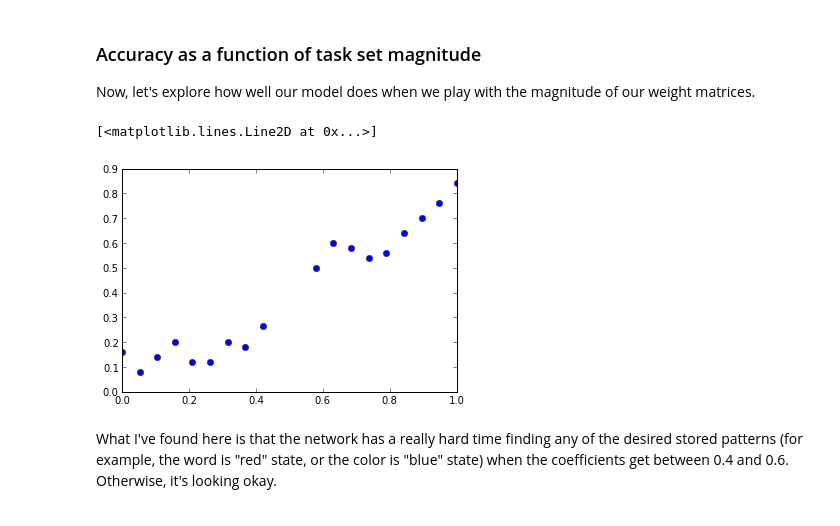
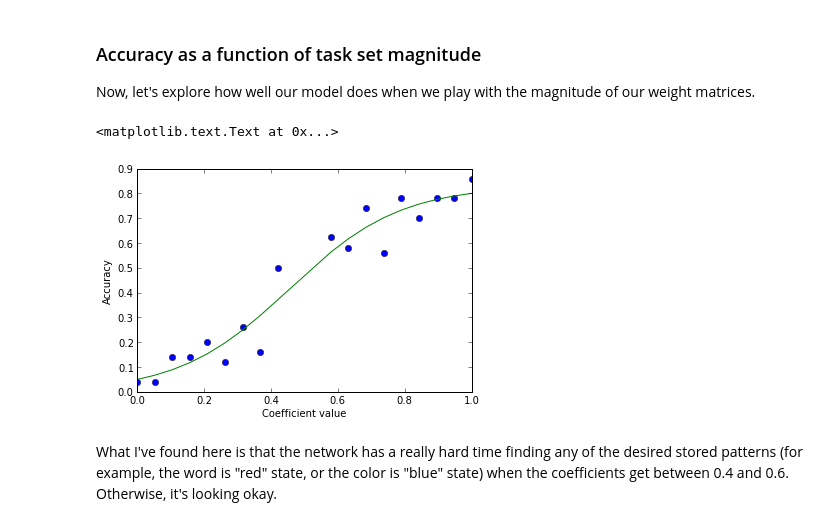
Before and after one commit to mcleonard/task_switch, a Jupyter notebook: Task switching simulation.ipynb, the cells around one changed output. Saved outputs shown, nothing was run; the diff lists cells and outputs as text; code cells hidden in the pictures.

Commit message:
Fit a sigmoid to the performance of the model with varying coefficients.

```diff
--- a/Task switching simulation.ipynb
+++ b/Task switching simulation.ipynb
@@ -105,7 +105,7 @@ def calc_performance(outcomes):
 # This cell takes a bit, give it some time.
 perf = []
 max_attempts = 100 # max number of tries to find a non-spurious state
-temp = 0.85
+temp = 0.65
 coeffs = np.linspace(0, 1, 20)
 stims = sim.random_stimuli(50)
 for c in coeffs:
@@ -121,9 +121,24 @@ for c in coeffs:
             response, outcome = sim.run_trial(word, color, net_iters=30, net_temp=temp)
             attempts += 1
     perf.append(calc_performance(np.array(sim.Sim.outcome)))
-plot(coeffs, perf, 'o')
-# %% [output]
-[<matplotlib.lines.Line2D at 0x...>]
-[figure, removed]
+# %%
+from scipy.optimize import curve_fit
+
+def sigmoid(x, x_0, A, b):
+    return A/(1+np.exp(-b*(x + x_0)))
+
+perfs = np.array(perf)
+perfs, coeffs = perfs[~np.isnan(perfs)], coeffs[~np.isnan(perfs)]
+# %%
+params, cov = curve_fit(sigmoid, coeffs, perfs)
+x_0, A, b = params
+
+plot(coeffs, perfs, 'o')
+plot(coeffs, sigmoid(coeffs, x_0, A, b))
+xlabel("Coefficient value")
+ylabel("Accuracy")
+# %% [output]
+<matplotlib.text.Text at 0x...>
+[figure, added]
 # %% [markdown]
 What I've found here is that the network has a really hard time finding any of the desired stored patterns (for example, the word is "red" state, or the color is "blue" state) when the coefficients get between 0.4 and 0.6.  Otherwise, it's looking okay.
```
